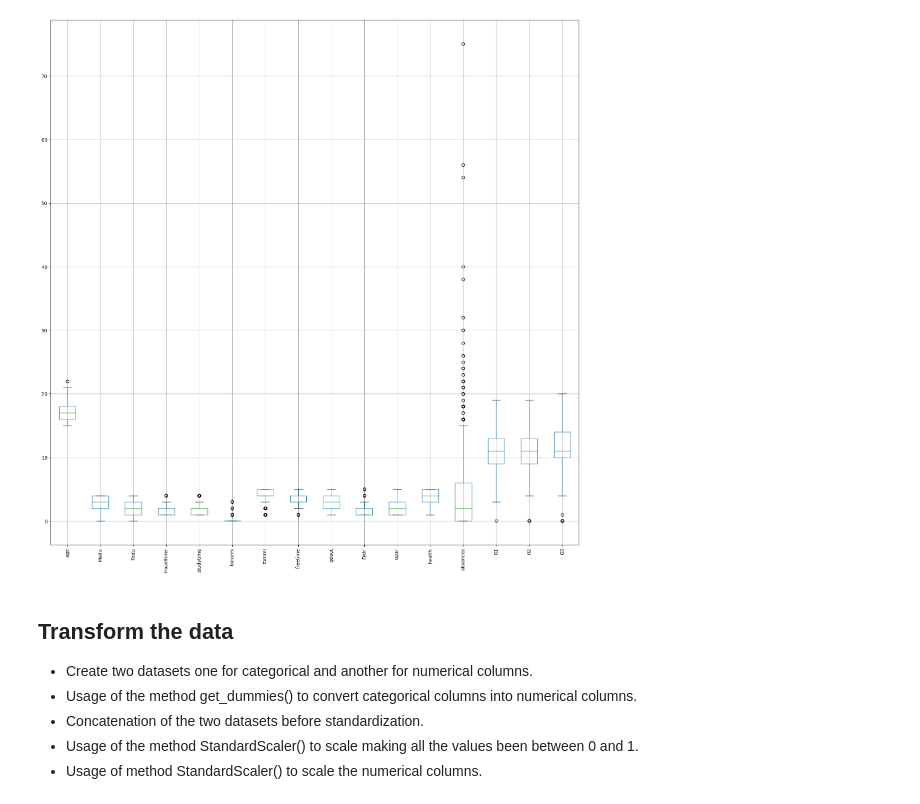
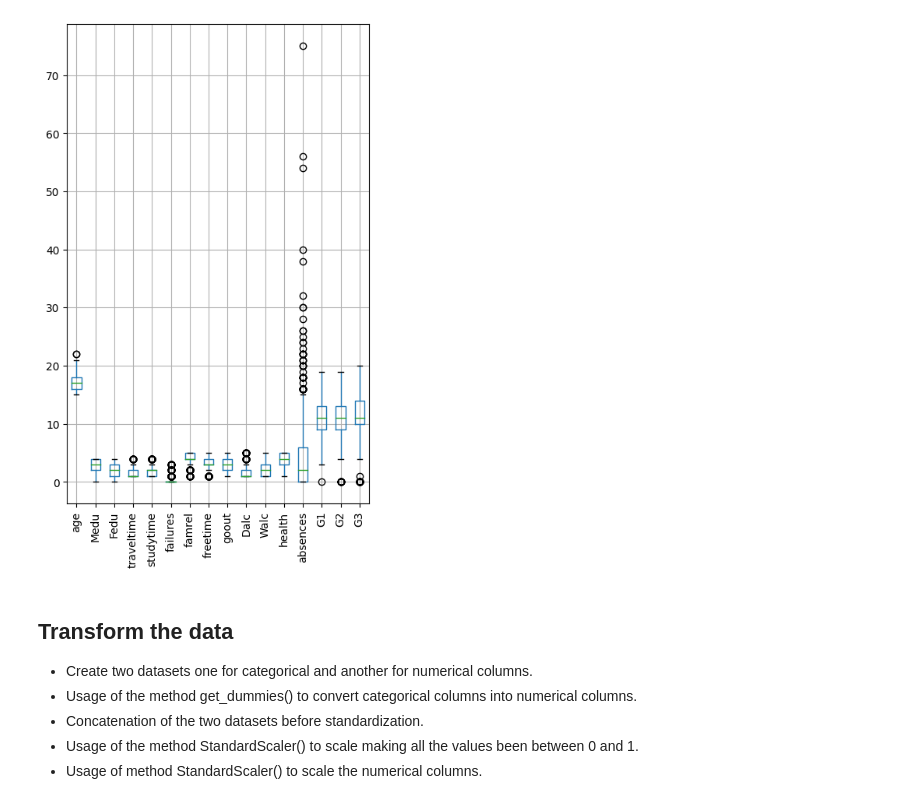
Before and after one commit to 75andybermond/Predict_Student_Performance, a Jupyter notebook: cluster.ipynb, the cells around one changed output. Saved outputs shown, nothing was run; the diff lists cells and outputs as text; code cells hidden in the pictures.

```diff
--- a/cluster.ipynb
+++ b/cluster.ipynb
@@ -19,10 +23,10 @@ df = pd.read_csv('merged_df.csv', index_col=None)
 # %%
 # analyze the data to find outliers
 # plot box plots for each column
-df.boxplot(figsize=(20,20), rot=90)
+df.boxplot(figsize=(5,8), rot=90)
 plt.show()
 # %% [output]
-[figure, old version]
+[figure, new version]
 # %%
 # looking column absences outlier statiscally
 df['absences'].describe()
```
Also changed, not shown: parts of 17 cells of this notebook, 1 other file.
